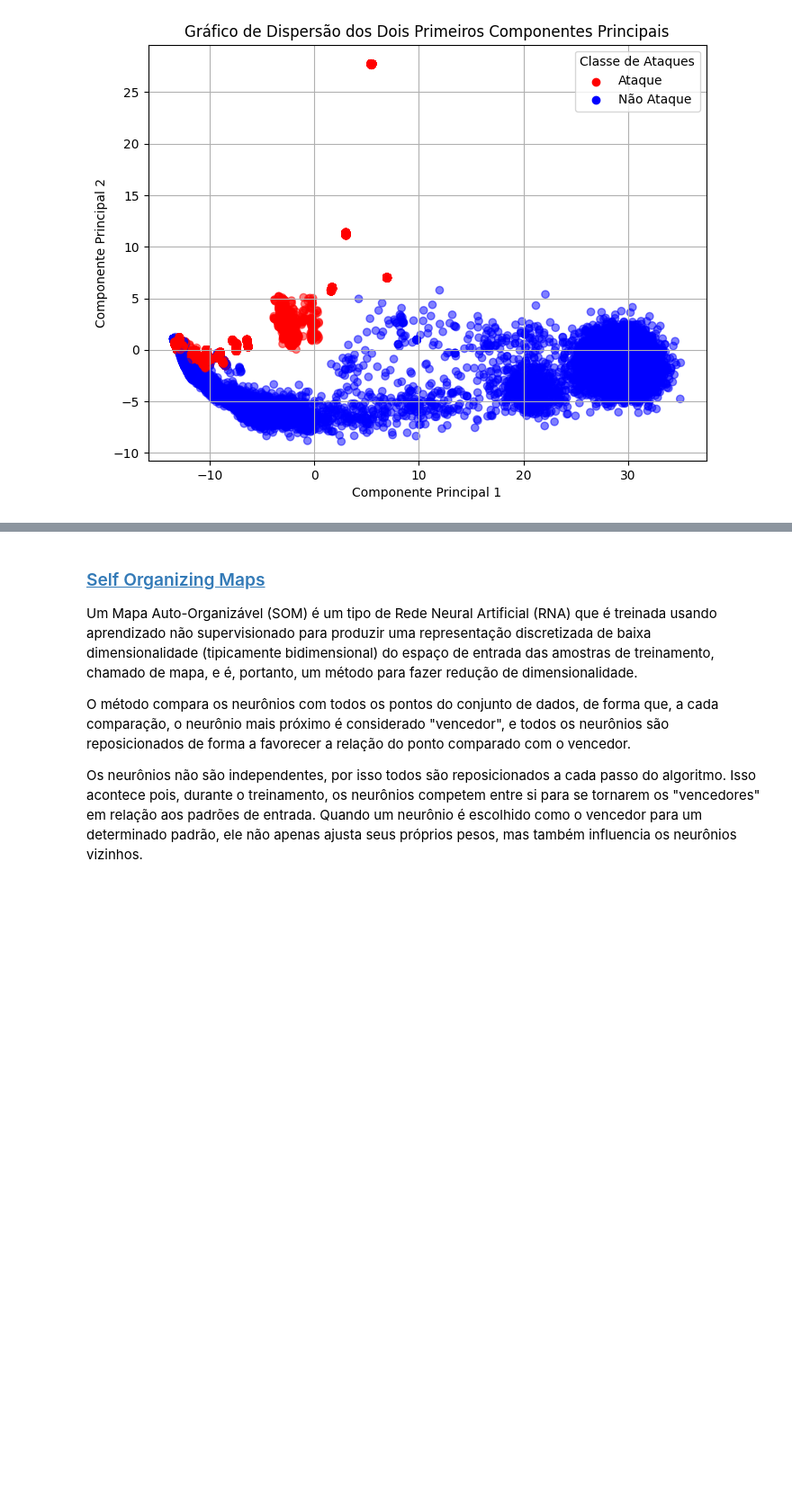
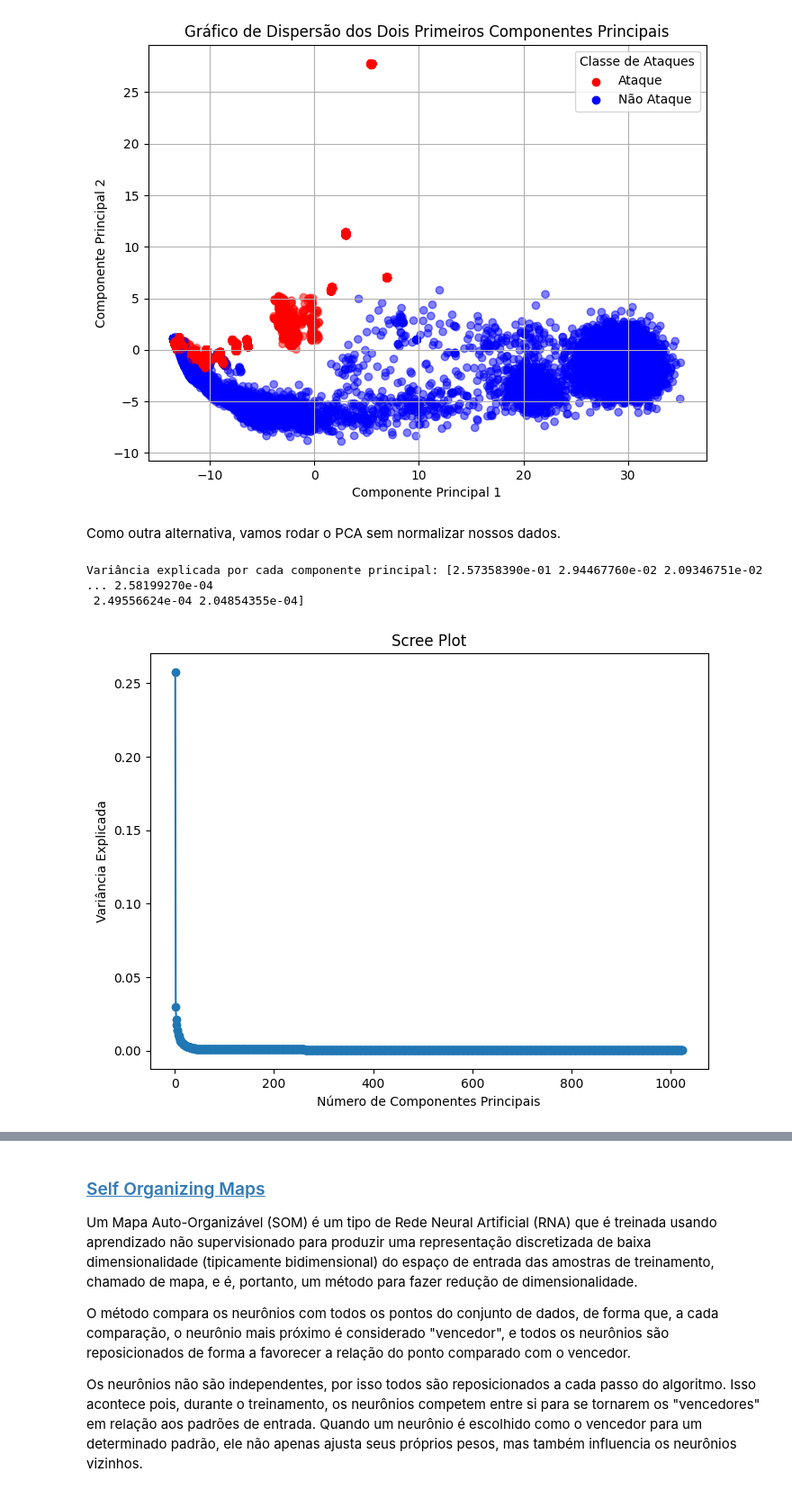
Before and after one commit to cesarpmorais/5G-Data-Training, a Jupyter notebook: data_discovery.ipynb, the cells around one changed output, grey strips where cells are left out. Shown at 90% size. Saved outputs shown, nothing was run; the diff lists cells and outputs as text; code cells hidden in the pictures; blank space fills up the shorter version.

```diff
--- a/data_discovery.ipynb
+++ b/data_discovery.ipynb
@@ -205,3 +211,31 @@ plt.legend(title='Classe de Ataques')
 plt.show()
 # %% [output]
 [figure]
+# %% [markdown]
+Como outra alternativa, vamos rodar o PCA sem normalizar nossos dados.
+# %%
+X_2 = df.iloc[:, :-1]
+
+# 3. Inicializar e ajustar o modelo PCA
+pca_2 = PCA()
+pca_2.fit(X_2)
+
+# 4. Transformar os dados nas componentes principais
+X2_pca = pca_2.transform(X_2)
+
+# 5. Verificar a variância explicada por cada componente principal
+explained_variance_ratio_2 = pca_2.explained_variance_ratio_
+print("Variância explicada por cada componente principal:", explained_variance_ratio_2)
+# %% [output]
+Variância explicada por cada componente principal: [2.57358390e-01 2.94467760e-02 2.09346751e-02 ... 2.58199270e-04
+ 2.49556624e-04 2.04854355e-04]
+# %%
+# Plotar Scree Plot
+plt.figure(figsize=(8, 6))
+plt.plot(range(1, len(explained_variance_ratio_2) + 1), explained_variance_ratio_2, marker='o', linestyle='-')
+plt.xlabel('Número de Componentes Principais')
+plt.ylabel('Variância Explicada')
+plt.title('Scree Plot')
+plt.show()
+# %% [output]
+[figure, added]
```
Also changed, not shown: parts of 13 cells of this notebook.
